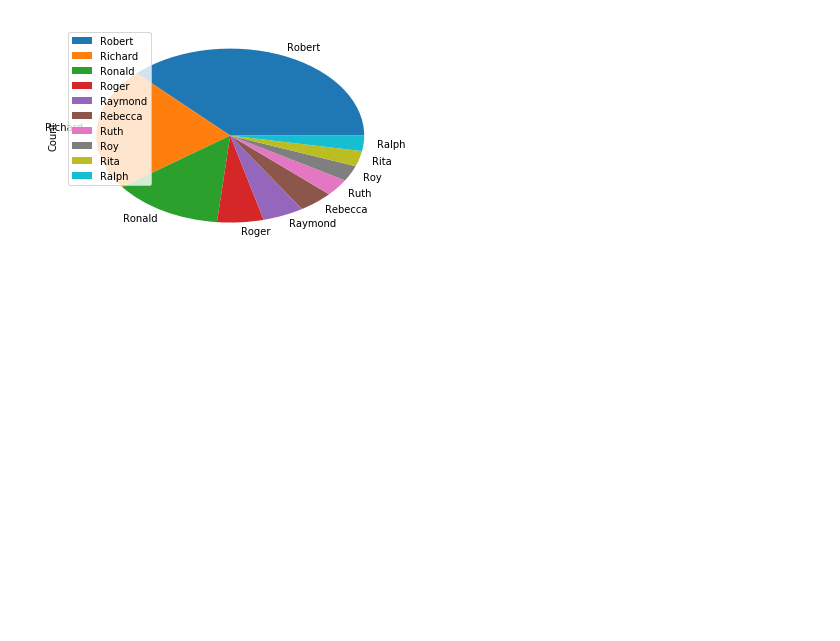
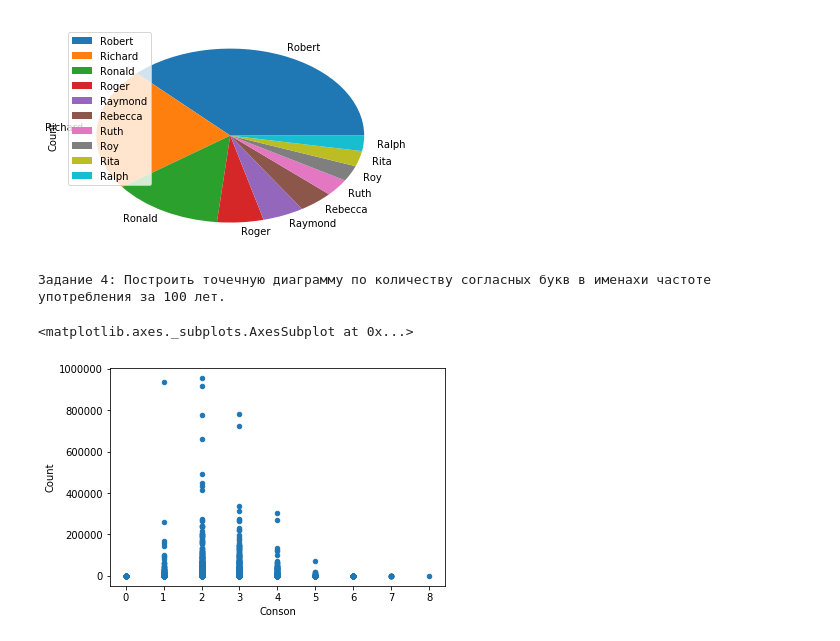
Before and after one commit to martysyuk/PY-3-Learning, a Jupyter notebook: homeworks/lesson4-2.ipynb, the cells around one changed output. Cells and saved outputs as stored; diff of their text form; code cells hidden in the pictures; blank space fills up the shorter version.

```diff
--- a/homeworks/lesson4-2.ipynb
+++ b/homeworks/lesson4-2.ipynb
@@ -48,6 +48,21 @@ def compile_data_to_step_3(_step, _year):
             _names.append(_name)
     _data = _data.query('Name == {}'.format(_names)).sort_values(by='Count', ascending=False).head(10)
     return _data
+
+
+def get_consonants_count(_word):
+    _vowels = 'aeiouy'
+    _word_set = _word.lower()
+    _return_data = sum(_letter in _vowels for _letter in _word_set)
+    return _return_data
+
+
+def compile_data_to_step_4():
+    _data = get_data_from_file(START_YEAR, STOP_YEAR, 5)
+    _data = _data.groupby('Name', as_index=False).sum()
+    _data['Conson'] = _data.apply(lambda row: get_consonants_count(row.Name), axis=1)
+    _data = _data.groupby('Name').sum().sort_values(by='Count', ascending=False)
+    return _data
 # %%
 print('Задание 1: Построить график изменения количества имен Ruth и Robert с 1900 по 2000')
 plot_data = compile_data_to_step_1_2(1)
@@ -73,3 +88,12 @@ plot_data.plot.pie(y='Count')
 Задание 3: Построить круговую диаграмму по количеству употреблений для ТОП-10 популярных имен,начинающихся на R, за 1950 год.
 <matplotlib.axes._subplots.AxesSubplot at 0x...>
 [figure]
+# %%
+print('Задание 4: Построить точечную диаграмму по количеству согласных букв в именах'
+      'и частоте употребления за 100 лет.')
+plot_data = compile_data_to_step_4()
+plot_data.plot.scatter(x='Conson', y='Count')
+# %% [output]
+Задание 4: Построить точечную диаграмму по количеству согласных букв в именахи частоте употребления за 100 лет.
+<matplotlib.axes._subplots.AxesSubplot at 0x...>
+[figure, added]
```
Also changed, not shown: parts of 1 cell of this notebook.
